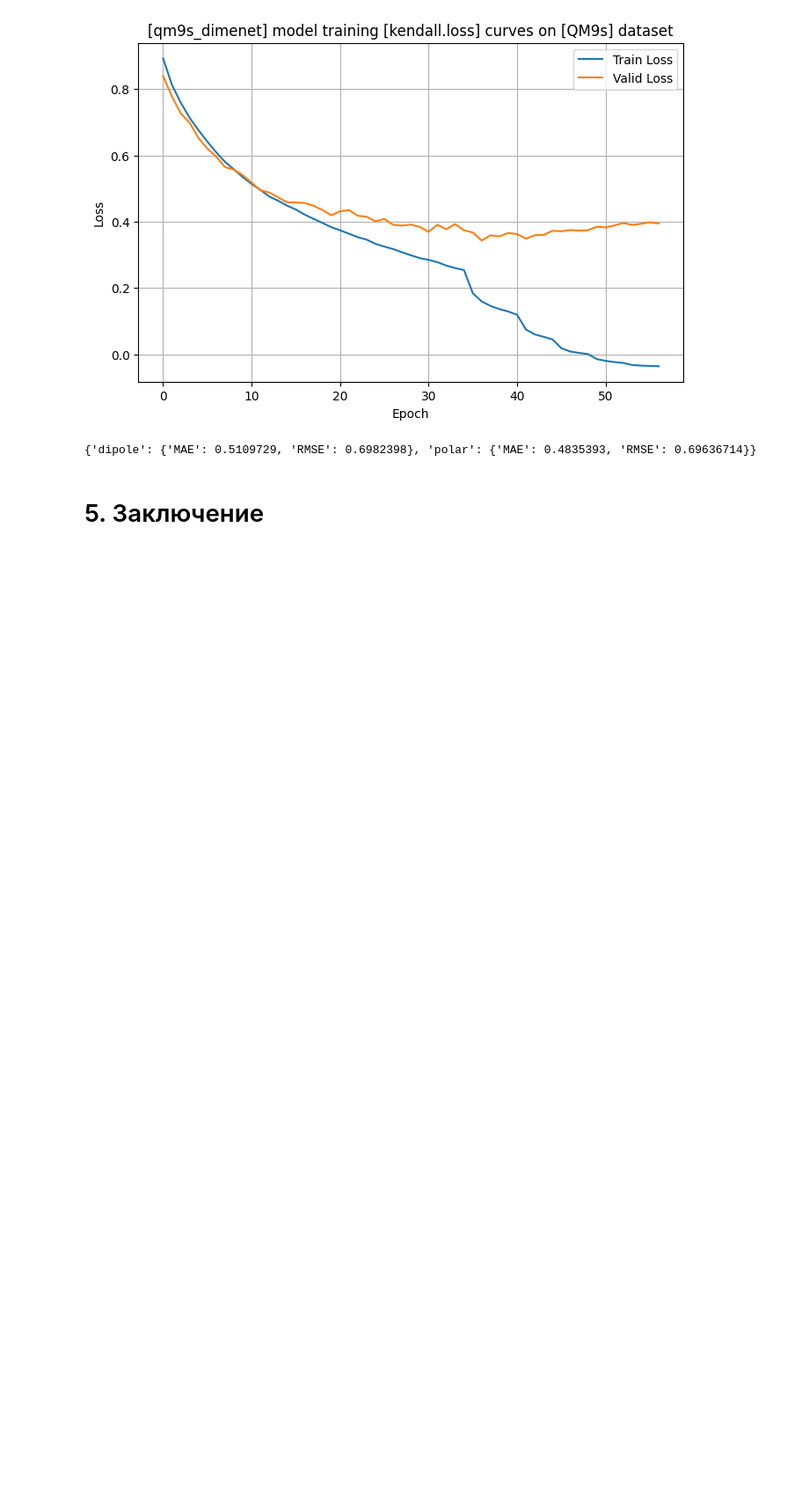
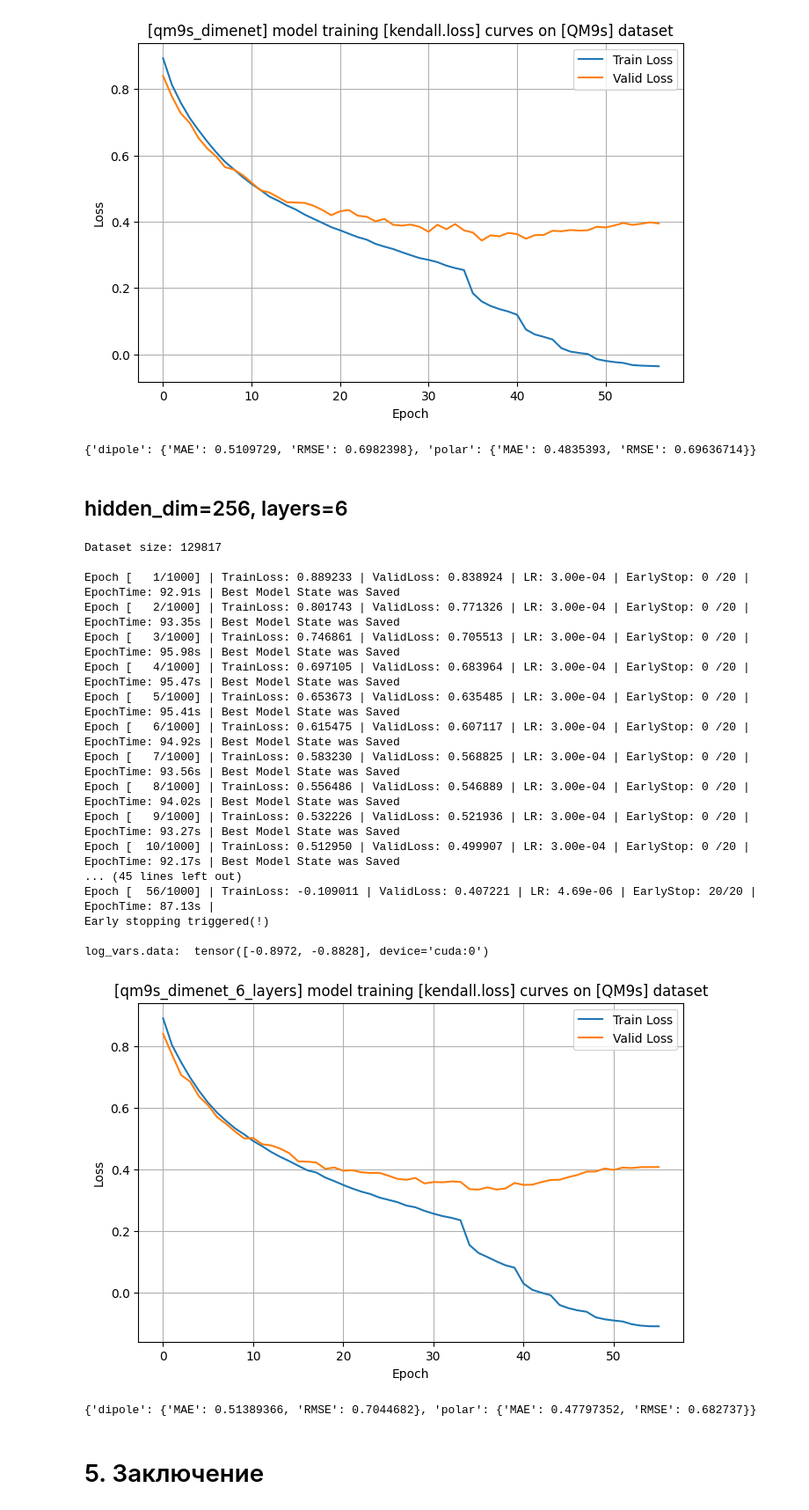
Before and after one commit to ivHeisser/DLS, a Jupyter notebook: _Sem_01/project-GeomML/notebooks/dplr-qm9/dplr.ipynb, the cells around one changed output. Shown at 88% size. Drawn from its saved outputs; the diff is of its cells as text; code cells hidden in the pictures; blank space fills up the shorter version.

```diff
--- a/_Sem_01/project-GeomML/notebooks/dplr-qm9/dplr.ipynb
+++ b/_Sem_01/project-GeomML/notebooks/dplr-qm9/dplr.ipynb
@@ -400,5 +477,53 @@ Early stopping triggered(!)
 log_vars.data:  tensor([-0.8661, -0.8561], device='cuda:0')
 [figure]
 {'dipole': {'MAE': 0.5109729, 'RMSE': 0.6982398}, 'polar': {'MAE': 0.4835393, 'RMSE': 0.69636714}}
+# %% [markdown]
+## hidden_dim=256, layers=6
+# %%
+from geomml.losses.kendall import *
+
+loaders=build_loaders( dataset, batch_size=32, train_size=0.8, valid_size=0.1)
+model=build_model( "qm9s_dimenet", hidden_dim=256, layers=6 )
+optimizer=instantiate( cfg.optimizer, params=model.parameters() )
+scheduler=instantiate( cfg.scheduler, optimizer )
+
+model,history=MultiTaskTrainer(
+    model=model,
+    optimizer=optimizer,
+    scheduler=scheduler,
+    criterion = kendall_loss, # используем кастомный лосс из 'geomml/losses/kendall.py'
+    patience=20,
+    min_delta=1e-4,
+    checkpoint_name="best_qm9s_dimenet_kendall_6_layers",
+).fit(
+    train_loader=loaders.train,
+    valid_loader=loaders.valid,
+    num_epochs=N_EPOCHS
+)
+
+plot_history(history, title="[qm9s_dimenet_6_layers] model training [kendall.loss] curves on [QM9s] dataset")
+print( evaluate_qm9s( model, loaders.test, device ) )
+
+del model, loaders, optimizer, history, scheduler
+# %% [output]
+Dataset size: 129817
+
+Epoch [   1/1000] | TrainLoss: 0.889233 | ValidLoss: 0.838924 | LR: 3.00e-04 | EarlyStop: 0 /20 | EpochTime: 92.91s | Best Model State was Saved
+Epoch [   2/1000] | TrainLoss: 0.801743 | ValidLoss: 0.771326 | LR: 3.00e-04 | EarlyStop: 0 /20 | EpochTime: 93.35s | Best Model State was Saved
+Epoch [   3/1000] | TrainLoss: 0.746861 | ValidLoss: 0.705513 | LR: 3.00e-04 | EarlyStop: 0 /20 | EpochTime: 95.98s | Best Model State was Saved
+Epoch [   4/1000] | TrainLoss: 0.697105 | ValidLoss: 0.683964 | LR: 3.00e-04 | EarlyStop: 0 /20 | EpochTime: 95.47s | Best Model State was Saved
+Epoch [   5/1000] | TrainLoss: 0.653673 | ValidLoss: 0.635485 | LR: 3.00e-04 | EarlyStop: 0 /20 | EpochTime: 95.41s | Best Model State was Saved
+Epoch [   6/1000] | TrainLoss: 0.615475 | ValidLoss: 0.607117 | LR: 3.00e-04 | EarlyStop: 0 /20 | EpochTime: 94.92s | Best Model State was Saved
+Epoch [   7/1000] | TrainLoss: 0.583230 | ValidLoss: 0.568825 | LR: 3.00e-04 | EarlyStop: 0 /20 | EpochTime: 93.56s | Best Model State was Saved
+Epoch [   8/1000] | TrainLoss: 0.556486 | ValidLoss: 0.546889 | LR: 3.00e-04 | EarlyStop: 0 /20 | EpochTime: 94.02s | Best Model State was Saved
+Epoch [   9/1000] | TrainLoss: 0.532226 | ValidLoss: 0.521936 | LR: 3.00e-04 | EarlyStop: 0 /20 | EpochTime: 93.27s | Best Model State was Saved
+Epoch [  10/1000] | TrainLoss: 0.512950 | ValidLoss: 0.499907 | LR: 3.00e-04 | EarlyStop: 0 /20 | EpochTime: 92.17s | Best Model State was Saved
+... (45 lines left out)
+Epoch [  56/1000] | TrainLoss: -0.109011 | ValidLoss: 0.407221 | LR: 4.69e-06 | EarlyStop: 20/20 | EpochTime: 87.13s |
+Early stopping triggered(!)
+
+log_vars.data:  tensor([-0.8972, -0.8828], device='cuda:0')
+[figure, added]
+{'dipole': {'MAE': 0.51389366, 'RMSE': 0.7044682}, 'polar': {'MAE': 0.47797352, 'RMSE': 0.682737}}
 # %% [markdown]
 # 5. Заключение
```
Also changed, not shown: parts of 10 cells of this notebook, 2 other files.
